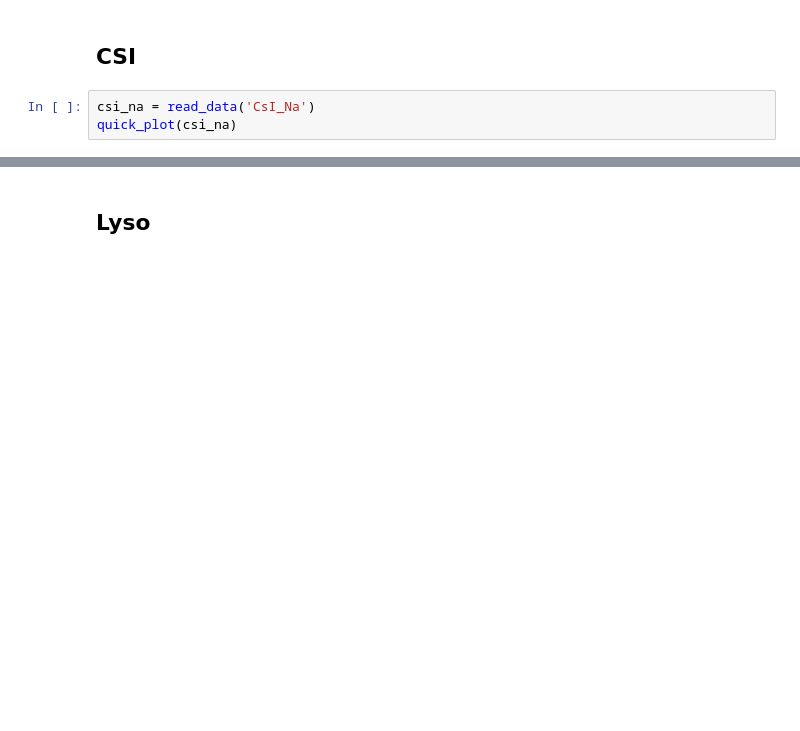
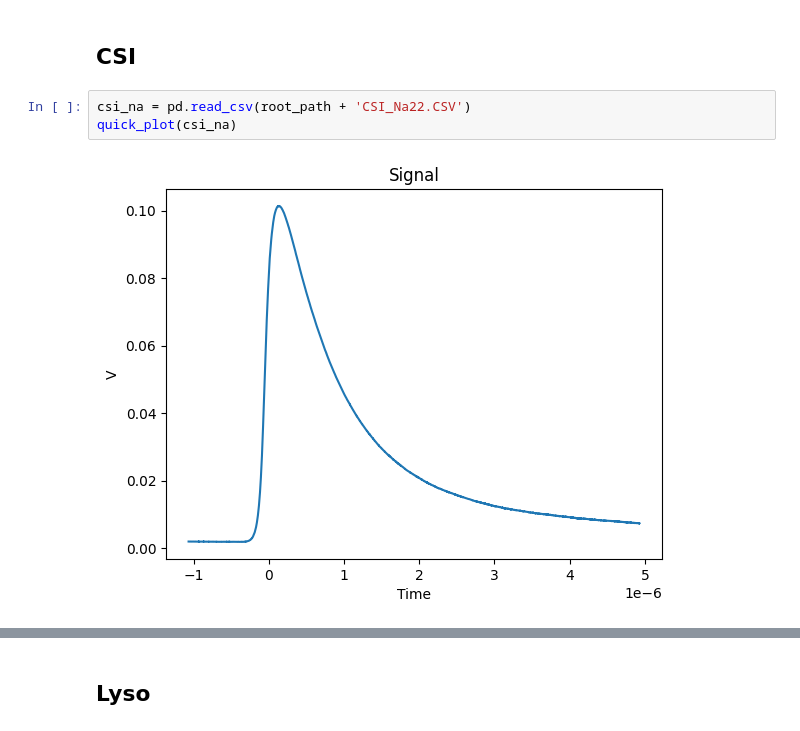
Before and after one commit to Pavar0tty/Laboratorio_SiPM, a Jupyter notebook: Analisi/Parte 2/Time_analisi.ipynb, the cells around one changed output, grey strips where cells are left out. Cells and saved outputs as stored; diff of their text form; blank space fills up the shorter version.

```diff
--- a/Analisi/Parte 2/Time_analisi.ipynb
+++ b/Analisi/Parte 2/Time_analisi.ipynb
@@ -65,6 +105,8 @@ quick_plot(bgo_co)
 # %% [markdown]
 ## CSI
 # %%
-csi_na = read_data('CsI_Na')
+csi_na = pd.read_csv(root_path + 'CSI_Na22.CSV')
 quick_plot(csi_na)
+# %% [output]
+[figure, added]
 # %%
```
Also changed, not shown: parts of 6 cells of this notebook, 4 other files.
